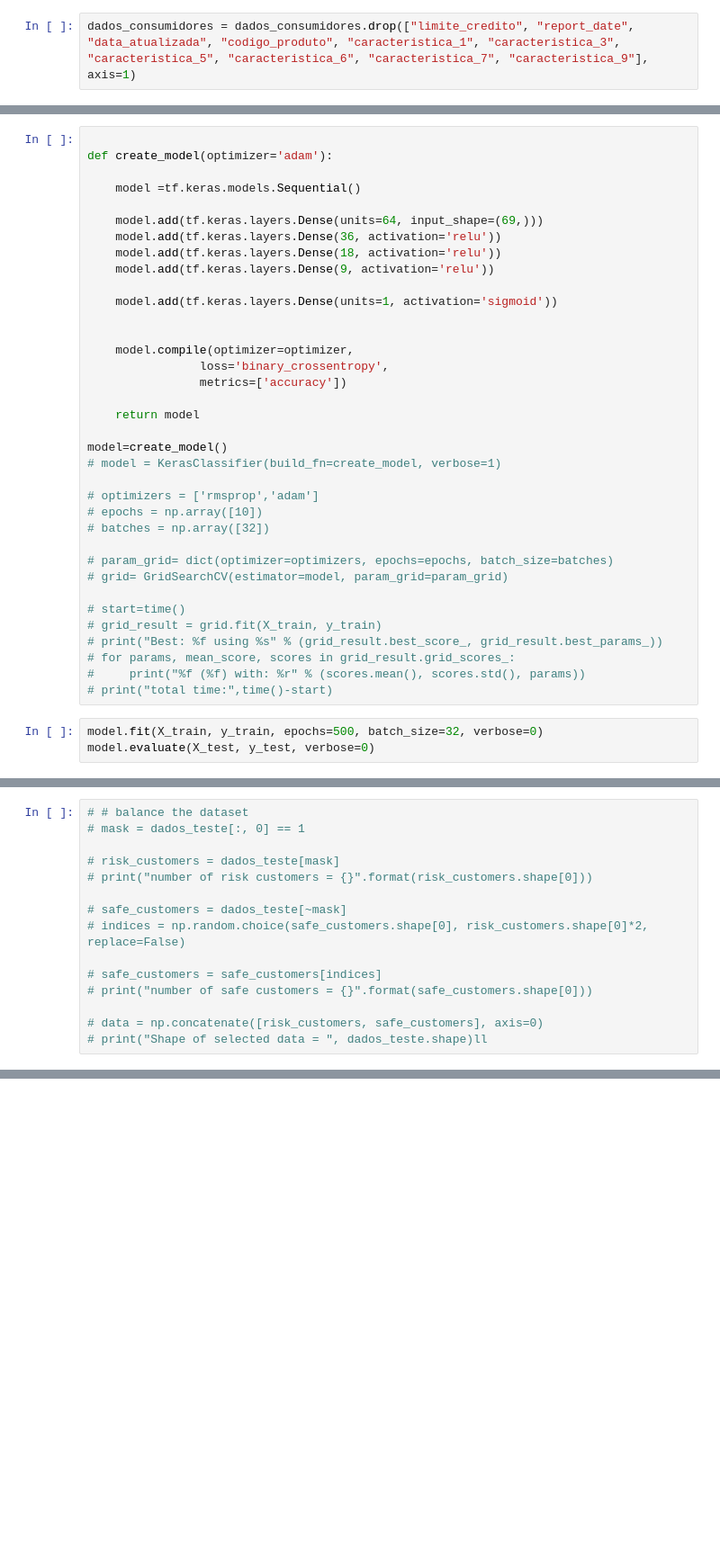
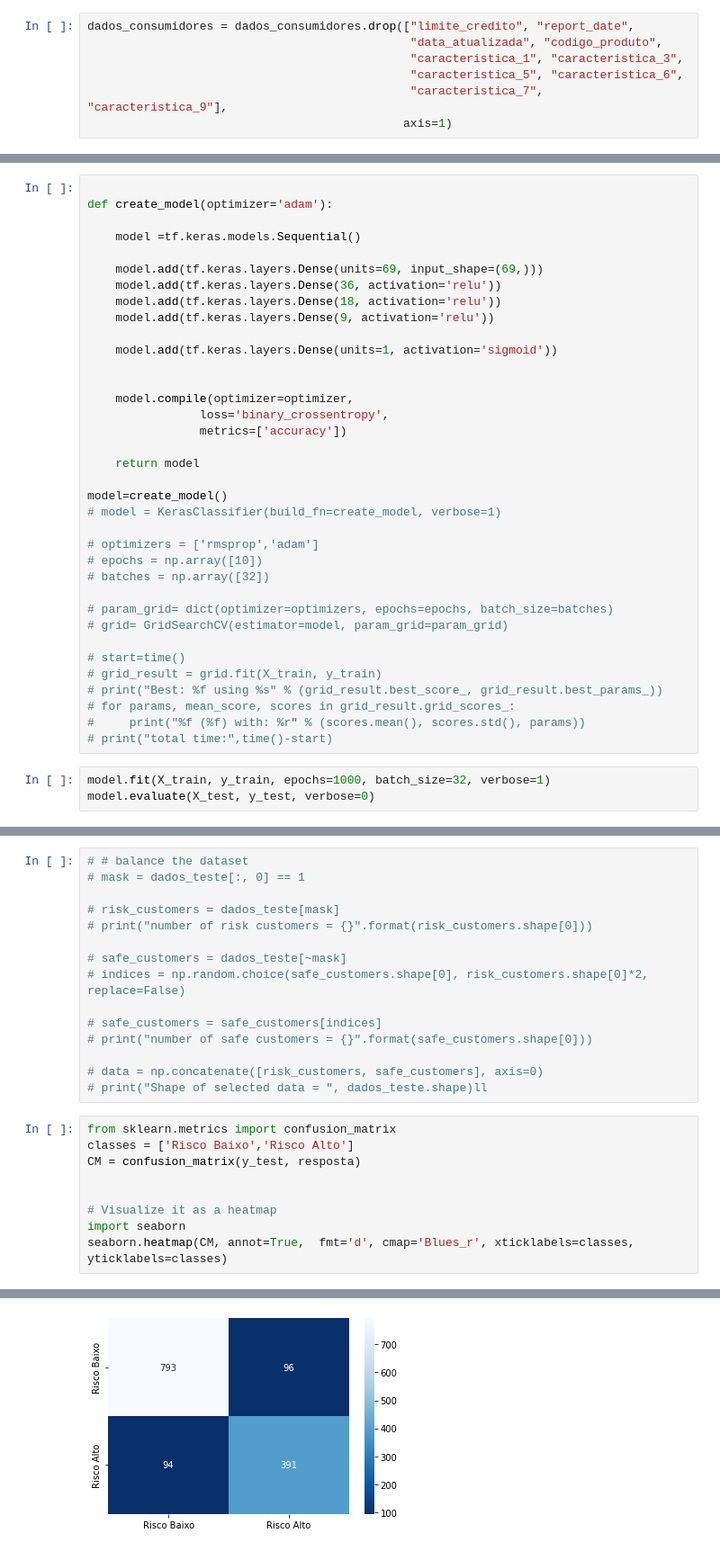
Before and after one commit to alessandrow19/analise_risco, a Jupyter notebook: risco_pt.ipynb, the cells around one changed output, grey strips where cells are left out. Shown at 90% size. Saved outputs shown, nothing was run; the diff lists cells and outputs as text; blank space fills up the shorter version.

```diff
--- a/risco_pt.ipynb
+++ b/risco_pt.ipynb
@@ -69,5 +165,10 @@ dados_consumidores
 # %%
-dados_consumidores = dados_consumidores.drop(["limite_credito", "report_date", "data_atualizada", "codigo_produto", "caracteristica_1", "caracteristica_3", "caracteristica_5", "caracteristica_6", "caracteristica_7", "caracteristica_9"], axis=1)
+dados_consumidores = dados_consumidores.drop(["limite_credito", "report_date",
+                                              "data_atualizada", "codigo_produto",
+                                              "caracteristica_1", "caracteristica_3",
+                                              "caracteristica_5", "caracteristica_6",
+                                              "caracteristica_7", "caracteristica_9"],
+                                             axis=1)
 # %%
 dados_consumidores_array_np = dados_consumidores.to_numpy(na_value=np.nan).astype(float)
 # %%
@@ -111,7 +230,7 @@ def create_model(optimizer='adam'):
 
     model =tf.keras.models.Sequential()
 
-    model.add(tf.keras.layers.Dense(units=64, input_shape=(69,)))
+    model.add(tf.keras.layers.Dense(units=69, input_shape=(69,)))
     model.add(tf.keras.layers.Dense(36, activation='relu'))
     model.add(tf.keras.layers.Dense(18, activation='relu'))
     model.add(tf.keras.layers.Dense(9, activation='relu'))
@@ -142,5 +261,5 @@ model=create_model()
 #     print("%f (%f) with: %r" % (scores.mean(), scores.std(), params))
 # print("total time:",time()-start)
 # %%
-model.fit(X_train, y_train, epochs=500, batch_size=32, verbose=0)
+model.fit(X_train, y_train, epochs=1000, batch_size=32, verbose=1)
 model.evaluate(X_test, y_test, verbose=0)
@@ -181,3 +326,13 @@ df_saida=pd.DataFrame(comparativo, columns=['alvo','previsto'])
 
 # data = np.concatenate([risk_customers, safe_customers], axis=0)
 # print("Shape of selected data = ", dados_teste.shape)ll
+# %%
+from sklearn.metrics import confusion_matrix
+classes = ['Risco Baixo','Risco Alto']
+CM = confusion_matrix(y_test, resposta)
+
+
+# Visualize it as a heatmap
+import seaborn
+seaborn.heatmap(CM, annot=True,  fmt='d', cmap='Blues_r', xticklabels=classes, yticklabels=classes)
+# %% [output]
@@ -183,0 +340 @@ df_saida=pd.DataFrame(comparativo, columns=['alvo','previsto'])
+[figure, added]
```
Also changed, not shown: parts of 14 cells of this notebook, 2 other files.
